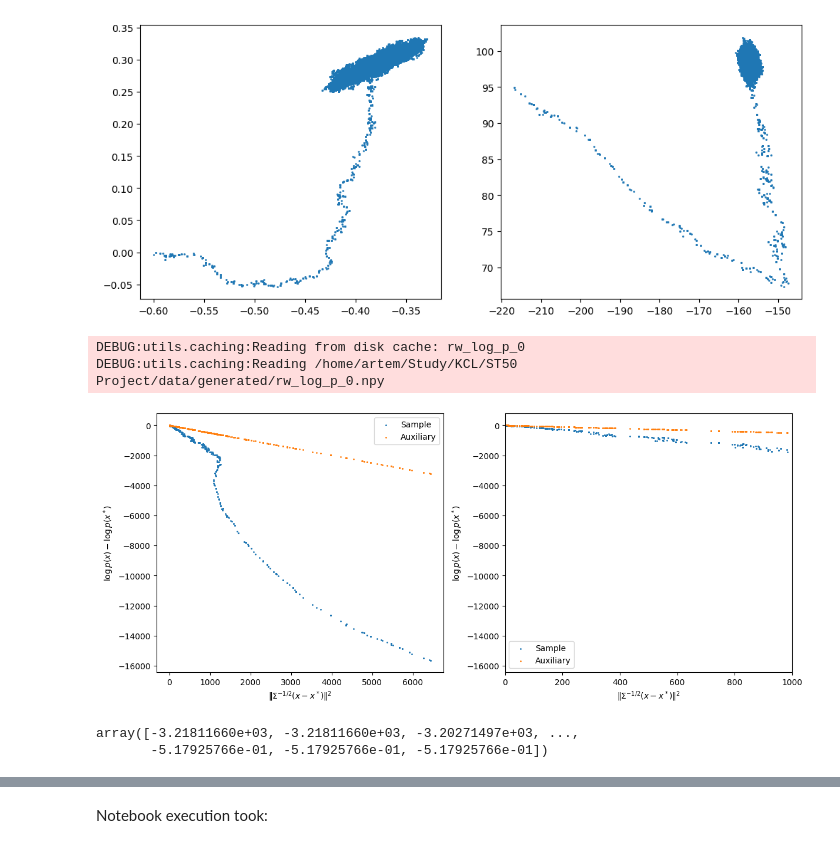
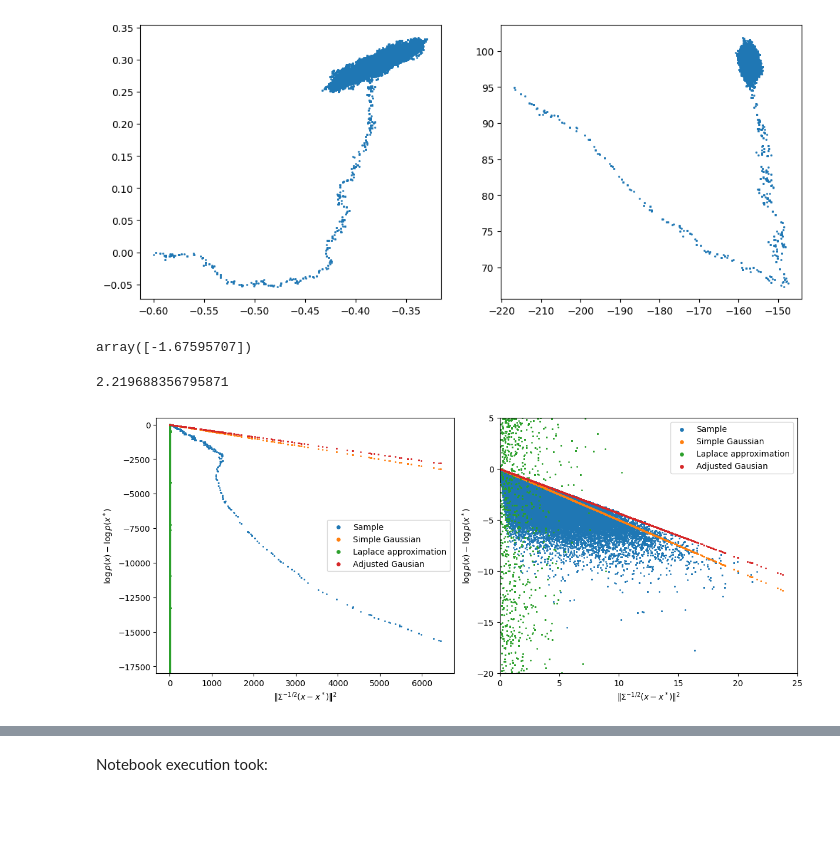
Before and after one commit to aglebov/gradient-free-mcmc-postprocessing, a Jupyter notebook: code/notebooks/lotka_volterra/Gradient_free_elliptic_distributions.ipynb, the cells around one changed output, grey strips where cells are left out. Saved outputs shown, nothing was run; the diff lists cells and outputs as text; code cells hidden in the pictures; blank space fills up the shorter version.

Commit message:
Attempt adjusting covariance in simple Gaussian approach for Lotka-Volterra

```diff
--- a/code/notebooks/lotka_volterra/Gradient_free_elliptic_distributions.ipynb
+++ b/code/notebooks/lotka_volterra/Gradient_free_elliptic_distributions.ipynb
@@ -135,0 +155,3 @@ axs[1].scatter(sample_rescaled[:, 0], sample_rescaled[:, 1], s=1);
+# %%
+log_p_laplace_approx = stats.multivariate_normal.logpdf(sample, mean=laplace_mean, cov=laplace_cov)
+prob_diff_laplace_approx = log_p_laplace_approx - log_p_laplace_approx[ref_idx]
@@ -135,0 +160,9 @@ axs[1].scatter(sample_rescaled[:, 0], sample_rescaled[:, 1], s=1);
+# %%
+reg = LinearRegression().fit((dists[cond] ** 2).reshape(-1, 1), prob_diff[cond])
+reg.coef_
+# %% [output]
+array([-1.67595707])
+# %%
+reg.intercept_
+# %% [output]
+2.219688356795871
@@ -136,30 +174,26 @@ axs[1].scatter(sample_rescaled[:, 0], sample_rescaled[:, 1], s=1);
+# %%
+entries = {
+    'Sample': prob_diff,
+    'Simple Gaussian': prob_diff_normal,
+    'Laplace approximation': prob_diff_laplace_approx,
+    'Adjusted Gausian': prob_diff_fit,
+}
+# %%
+def plot_prob_diff(ax, dists, entries, xlim=None, ylim=None):
+    for key, value in entries.items():
+        ax.scatter(dists ** 2, value, s=1, label=key);
+    ax.set_xlabel('$\\|\\Sigma^{-1/2}(x - x^*) \\|^2$');
+    ax.set_ylabel('$\\log p(x) - \\log p(x^*)$');
+    if xlim is not None:
+        ax.set_xlim(xlim)
+    if ylim is not None:
+        ax.set_ylim(ylim);
+    lgnd = ax.legend();
+    for handle in lgnd.legend_handles:
+        handle.set_sizes([15])
 # %%
-ref_idx = np.argmax(rw_log_p[i])
-dists = cdist(sample_rescaled[ref_idx].reshape(1, -1), sample_rescaled).squeeze()
-prob_diff = rw_log_p[i] - rw_log_p[i][ref_idx]
-
-log_p_t = stats.multivariate_normal.logpdf(sample, mean=sample[ref_idx], cov=sample_cov)
-prob_diff_t = log_p_t - log_p_t[ref_idx]
-
 fig, axs = plt.subplots(1, 2, figsize=(12, 5), constrained_layout=True)
-axs[0].scatter(dists ** 2, prob_diff, s=1, label='Sample');
-axs[0].scatter(dists ** 2, prob_diff_t, s=1, label='Auxiliary');
-axs[0].set_xlabel('$\\|\\Sigma^{-1/2}(x - x^*) \\|^2$');
-axs[0].set_ylabel('$\\log p(x) - \\log p(x^*)$');
-axs[0].legend();
-
-axs[1].scatter(dists ** 2, prob_diff, s=1, label='Sample');
-axs[1].scatter(dists ** 2, prob_diff_t, s=1, label='Auxiliary');
-axs[1].set_xlabel('$\\|\\Sigma^{-1/2}(x - x^*) \\|^2$');
-axs[1].set_ylabel('$\\log p(x) - \\log p(x^*)$');
-axs[1].set_xlim([0, 1000]);
-axs[1].legend();
+plot_prob_diff(axs[0], dists, entries, ylim=[-18000, 500])
+plot_prob_diff(axs[1], dists, entries, xlim=[0, 25], ylim=[-20, 5])
 # %% [output]
-DEBUG:utils.caching:Reading from disk cache: rw_log_p_0
-DEBUG:utils.caching:Reading /home/artem/Study/KCL/ST50 Project/data/generated/rw_log_p_0.npy
-[figure, old version]
+[figure, new version]
-# %%
-prob_diff_t
-# %% [output]
-array([-3.21811660e+03, -3.21811660e+03, -3.20271497e+03, ...,
-       -5.17925766e-01, -5.17925766e-01, -5.17925766e-01])
```
Also changed, not shown: parts of 17 cells of this notebook, 3 other files.
